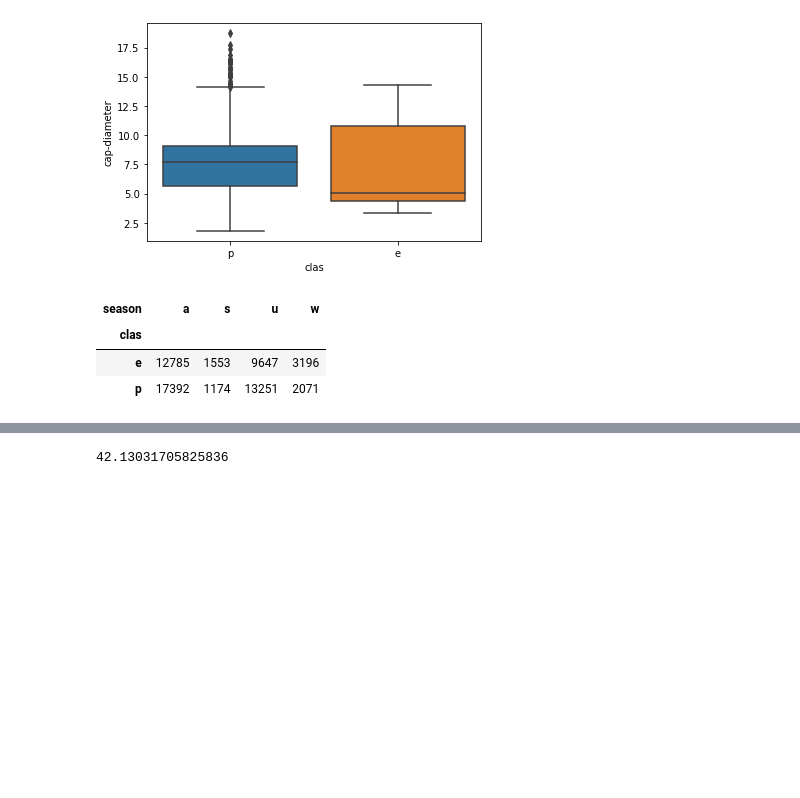
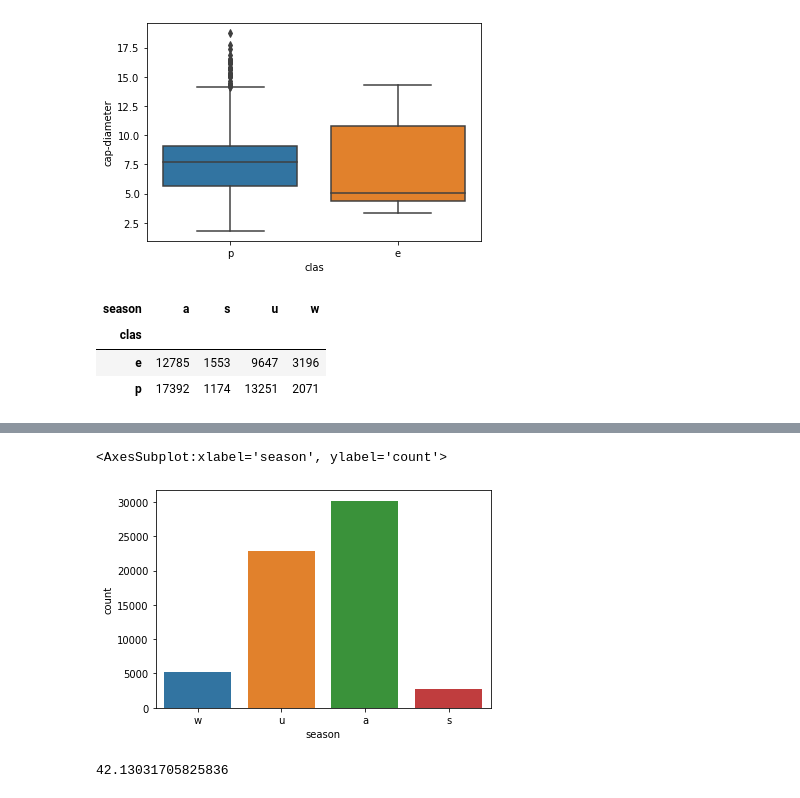
Before and after one commit to Arjissuan/Mushrooms-and-machine-learning, a Jupyter notebook: src/main_notebook.ipynb, the cells around one changed output, grey strips where cells are left out. Saved outputs shown, nothing was run; the diff lists cells and outputs as text; code cells hidden in the pictures; blank space fills up the shorter version.

```diff
--- a/src/main_notebook.ipynb
+++ b/src/main_notebook.ipynb
@@ -262,3 +270,8 @@ tab
+# %%
+sns.countplot(secondary_df, x='season')
+# %% [output]
+<AxesSubplot:xlabel='season', ylabel='count'>
+[figure, added]
 # %%
 #checking percentages of edible shrooms in each season, this is correct with my hyphothesis
 #that it is unlikely to aproach edible mushroom in winter; from all of winter mushrooms only 2.4 provent is edible
```
Also changed, not shown: parts of 14 cells of this notebook, 3 other files.
